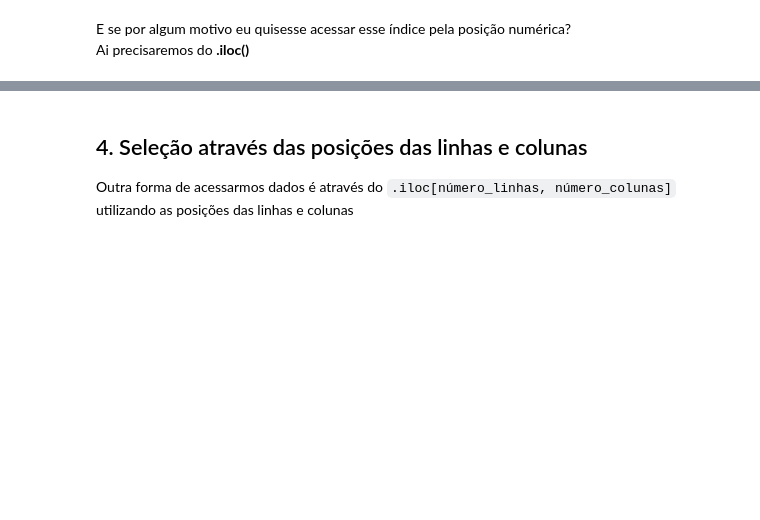
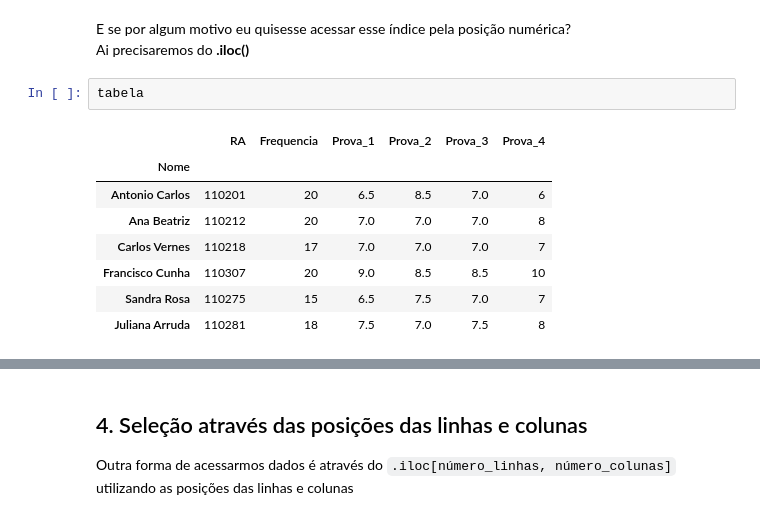
Before and after one commit to reprograma/on33-python-s14-analise-de-dados, a Jupyter notebook: material/loc x iloc.ipynb, the cells around one changed output, grey strips where cells are left out. Drawn from its saved outputs; the diff is of its cells as text; blank space fills up the shorter version.

```diff
--- a/material/loc x iloc.ipynb
+++ b/material/loc x iloc.ipynb
@@ -38,5 +73,16 @@ tabela.loc['Francisco Cunha':'Juliana Arruda', :]
 # %% [markdown]
 E se por algum motivo eu quisesse acessar esse índice pela posição numérica? <br>
 Ai precisaremos do **.iloc()**
+# %%
+tabela
+# %% [output]
+|  | RA | Frequencia | Prova_1 | Prova_2 | Prova_3 | Prova_4 |
+| Nome |  |  |  |  |  |  |
+| Antonio Carlos | 110201 | 20 | 6.5 | 8.5 | 7.0 | 6 |
+| Ana Beatriz | 110212 | 20 | 7.0 | 7.0 | 7.0 | 8 |
+| Carlos Vernes | 110218 | 17 | 7.0 | 7.0 | 7.0 | 7 |
+| Francisco Cunha | 110307 | 20 | 9.0 | 8.5 | 8.5 | 10 |
+| Sandra Rosa | 110275 | 15 | 6.5 | 7.5 | 7.0 | 7 |
+| Juliana Arruda | 110281 | 18 | 7.5 | 7.0 | 7.5 | 8 |
 # %%
 tabela.iloc[3:5]
```
Also changed, not shown: parts of 20 cells of this notebook, 1 other file.
